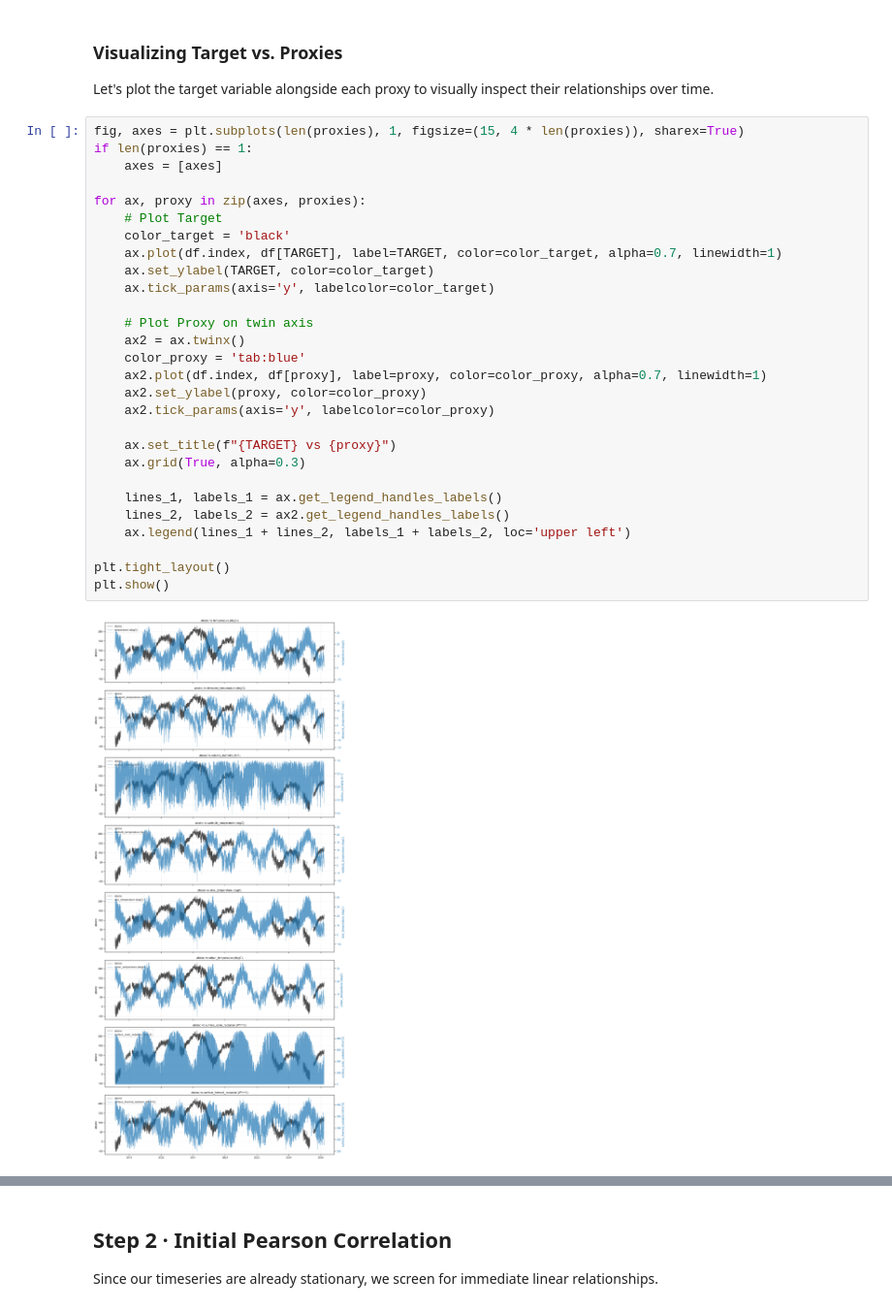
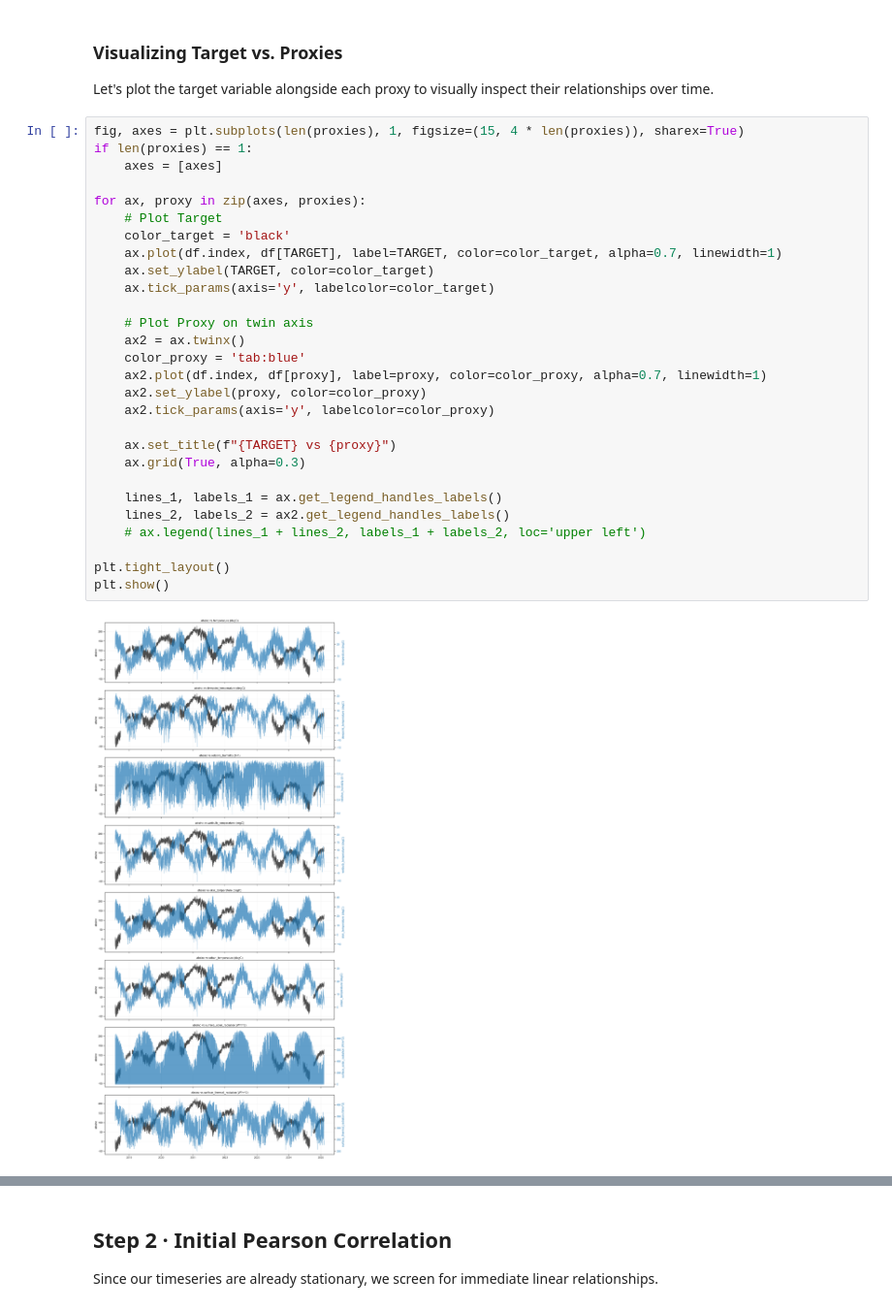
Before and after one commit to eugeniomoreira-iaud/heritageshm, a Jupyter notebook: 02_Proxy_Validation_and_Lags.ipynb, the cells around one changed output, grey strips where cells are left out. Shown at 97% size. Drawn from its saved outputs; the diff is of its cells as text.

```diff
--- a/02_Proxy_Validation_and_Lags.ipynb
+++ b/02_Proxy_Validation_and_Lags.ipynb
@@ -67,30 +67,30 @@ Let's plot the target variable alongside each proxy to visually inspect their re
 # %%
 fig, axes = plt.subplots(len(proxies), 1, figsize=(15, 4 * len(proxies)), sharex=True)
 if len(proxies) == 1:
     axes = [axes]
 
 for ax, proxy in zip(axes, proxies):
     # Plot Target
     color_target = 'black'
     ax.plot(df.index, df[TARGET], label=TARGET, color=color_target, alpha=0.7, linewidth=1)
     ax.set_ylabel(TARGET, color=color_target)
     ax.tick_params(axis='y', labelcolor=color_target)
 
     # Plot Proxy on twin axis
     ax2 = ax.twinx()
     color_proxy = 'tab:blue'
     ax2.plot(df.index, df[proxy], label=proxy, color=color_proxy, alpha=0.7, linewidth=1)
     ax2.set_ylabel(proxy, color=color_proxy)
     ax2.tick_params(axis='y', labelcolor=color_proxy)
 
     ax.set_title(f"{TARGET} vs {proxy}")
     ax.grid(True, alpha=0.3)
 
     lines_1, labels_1 = ax.get_legend_handles_labels()
     lines_2, labels_2 = ax2.get_legend_handles_labels()
-    ax.legend(lines_1 + lines_2, labels_1 + labels_2, loc='upper left')
+    # ax.legend(lines_1 + lines_2, labels_1 + labels_2, loc='upper left')
 
 plt.tight_layout()
 plt.show()
 # %% [output]
-[figure, old version]
+[figure, new version]
```
Also changed, not shown: parts of 6 cells of this notebook, 5 other files.
